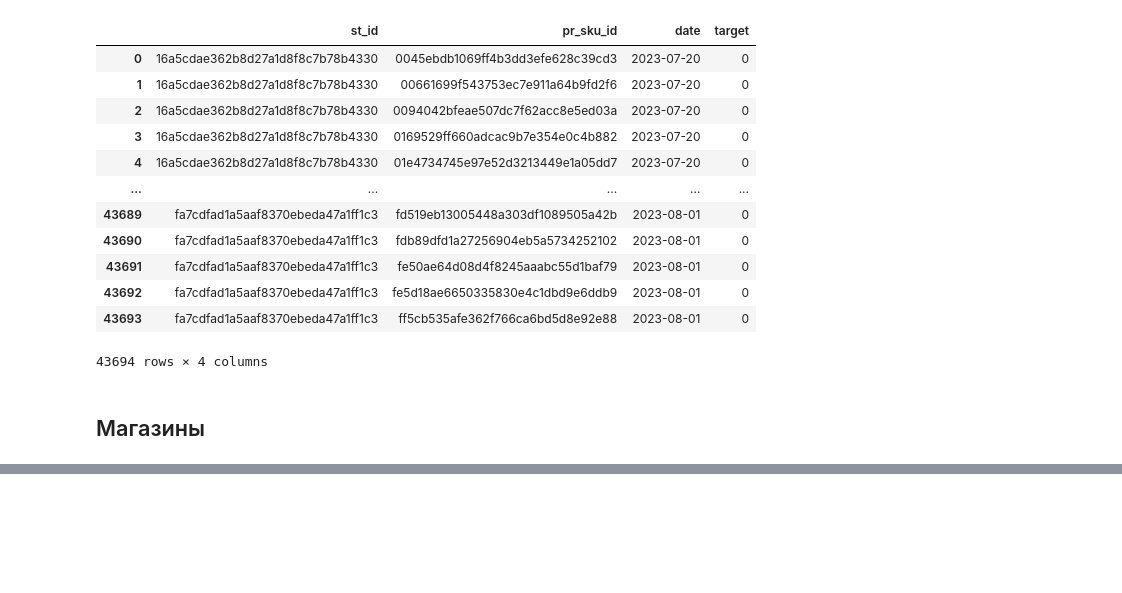
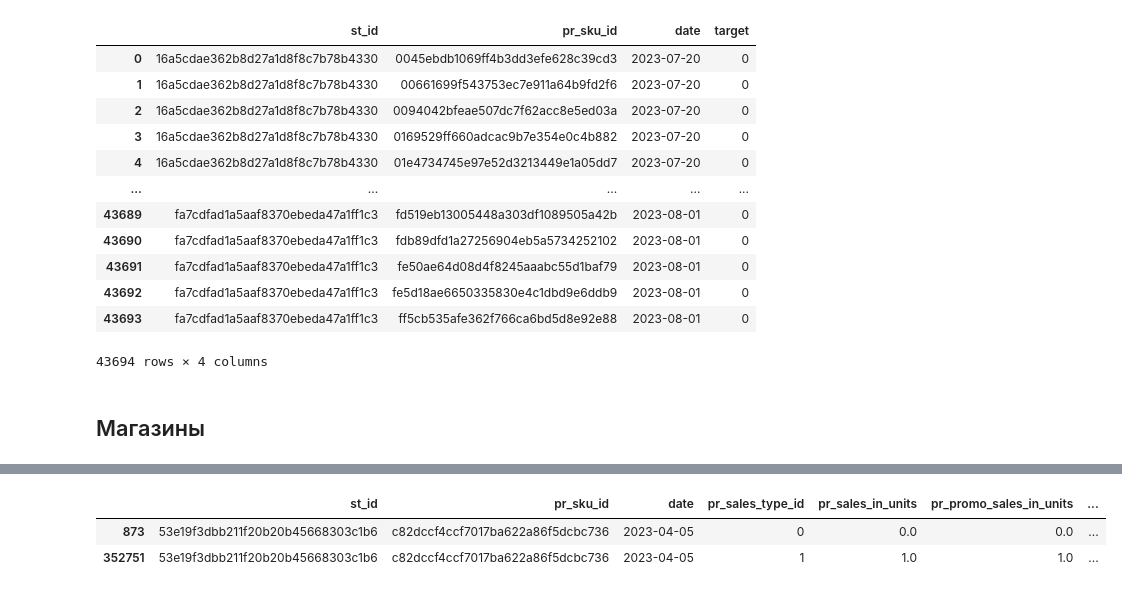
Before and after one commit to Zhuzha271/DS, a Jupyter notebook: Andrei's vision.ipynb, the cells around one changed output, grey strips where cells are left out. Drawn from its saved outputs; the diff is of its cells as text; code cells hidden in the pictures; blank space fills up the shorter version.

```diff
--- a/Andrei's vision.ipynb
+++ b/Andrei's vision.ipynb
@@ -208,0 +346,6 @@ display(store)
+# %%
+display(ware_1[ware_1['date'] == '2023-04-05'])
+# %% [output]
+|  | st_id | pr_sku_id | date | pr_sales_type_id | pr_sales_in_units | pr_promo_sales_in_units | ... |
+| 873 | 53e19f3dbb211f20b20b45668303c1b6 | c82dccf4ccf7017ba622a86f5dcbc736 | 2023-04-05 | 0 | 0.0 | 0.0 | ... |
+| 352751 | 53e19f3dbb211f20b20b45668303c1b6 | c82dccf4ccf7017ba622a86f5dcbc736 | 2023-04-05 | 1 | 1.0 | 1.0 | ... |
```
Also changed, not shown: parts of 27 cells of this notebook.
